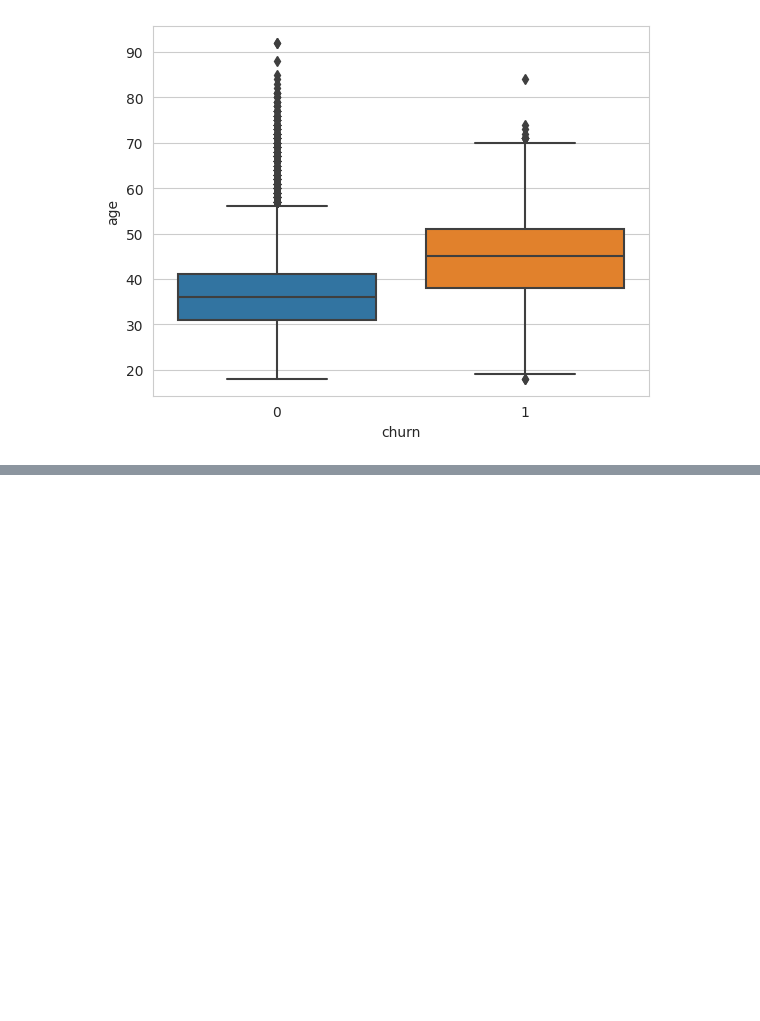
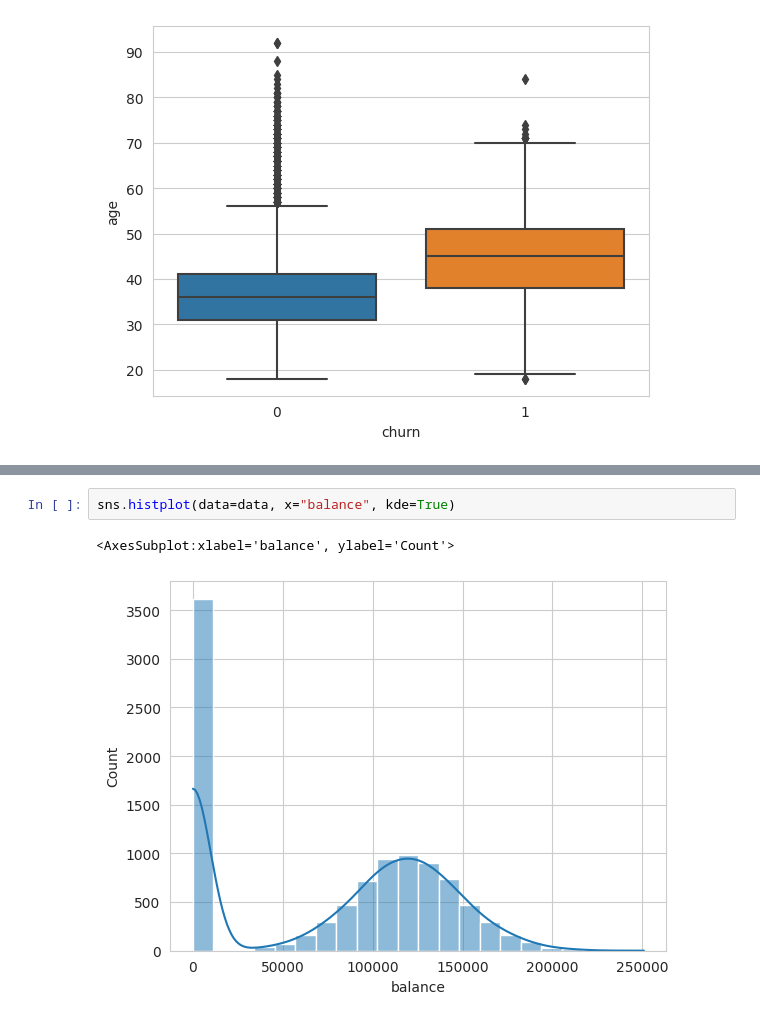
Before and after one commit to mmwitters/CDA_Project, a Jupyter notebook: Final Project.ipynb, the cells around one changed output, grey strips where cells are left out. Saved outputs shown, nothing was run; the diff lists cells and outputs as text; blank space fills up the shorter version.

```diff
--- a/Final Project.ipynb
+++ b/Final Project.ipynb
@@ -99,0 +82,5 @@ ax= sns.violinplot(x='Survived',y='Age',data=df)
+# %%
+sns.histplot(data=data, x="balance", kde=True)
+# %% [output]
+<AxesSubplot:xlabel='balance', ylabel='Count'>
+[figure, added]
```
Also changed, not shown: parts of 9 cells of this notebook.
